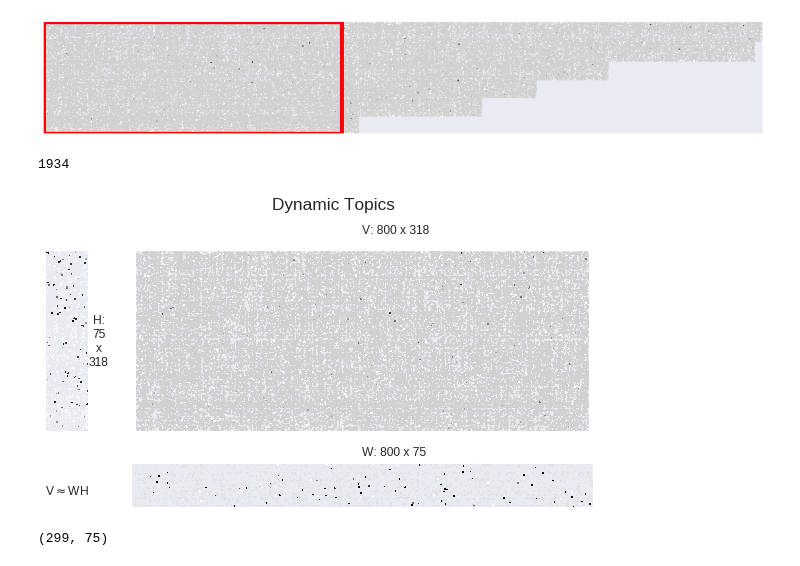
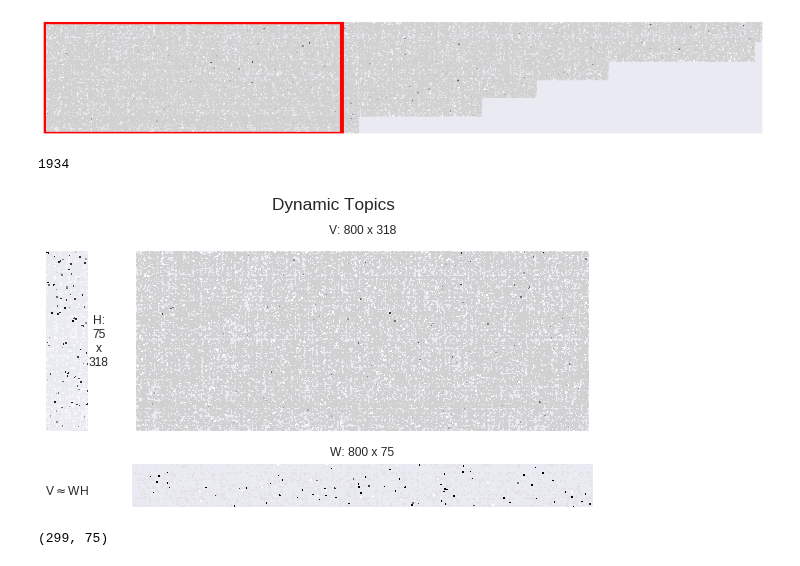
Before and after one commit to mcc-apsis/sustainability, a Jupyter notebook: code/explanation.ipynb, the cells around one changed output. Drawn from its saved outputs; the diff is of its cells as text; code cells hidden in the pictures.

```diff
--- a/code/explanation.ipynb
+++ b/code/explanation.ipynb
@@ -385,36 +385,36 @@ sns.heatmap(
 
 sns.heatmap(
     W_m,xticklabels=False,yticklabels=False,cmap="Greys",square=True,
     ax=ax2,
     #cbar_ax=ax4
     cbar=False
 )
 
 
 
 m = tfidf_m.shape[0] # docs
 n = tfidf_m.shape[1] # terms
 r = H_m.shape[1] # topics
 
 ax1.text(H_m.shape[1]*1.25,H_m.shape[0]/2,"H:\n{}\nx\n{}".format(H_m.shape[1],H_m.shape[0]),
         va="center", ha="center")
 
 ax1.text(H_m.shape[1]/2,-H_m.shape[0]*0.35,r'V$\approx$WH',ha="center")
-ax2.text(W_m.shape[1]/2,W_m.shape[0]*1.2,"W: {} x {}".format(W_m.shape[1],W_m.shape[0]))
-ax3.text(n*0.5,m*1.1,"V: {} x {}".format(n,m))
+ax2.text(W_m.shape[1]/2,W_m.shape[0]*1.2,"W: {} x {}".format(W_m.shape[1],W_m.shape[0]), ha="center")
+ax3.text(n*0.5,m*1.1,"V: {} x {}".format(n,m), ha="center")
 
 #fig.tight_layout()
 
 st.set_y(1.15)
 
 
 
 plt.savefig('../plots/VWH_B.png'.format(y),bbox_inches='tight')
 
 plt.show()
 # %% [output]
 1934
-[figure, old version]
+[figure, new version]
 # %%
 H.shape
 # %% [output]
```
Also changed, not shown: 3 other files.
